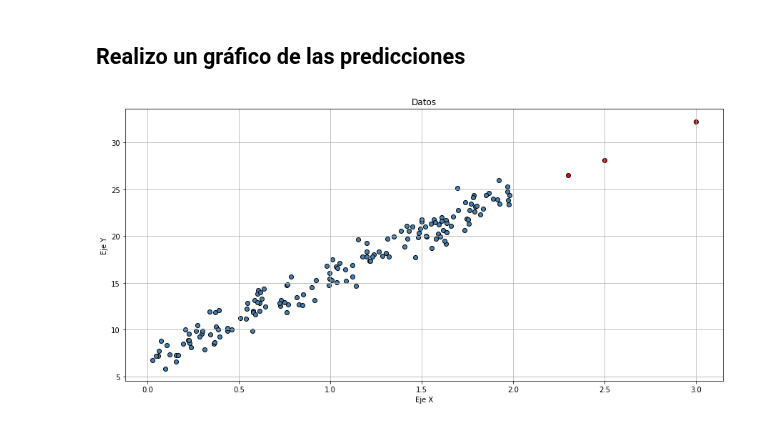
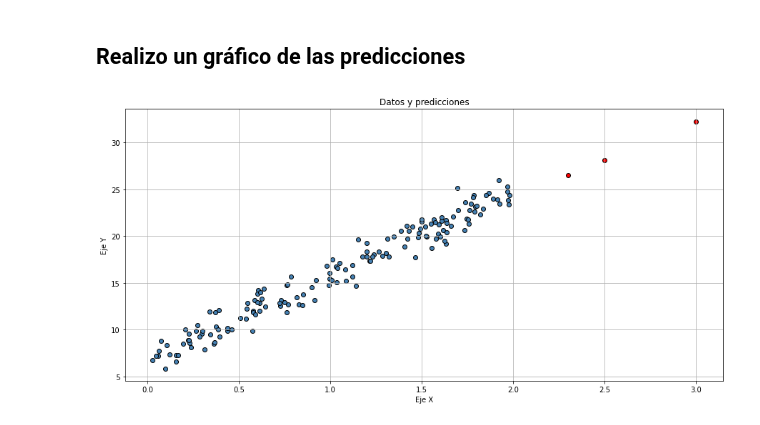
Before and after one commit to Radhe-0/Practicas, a Jupyter notebook: Machine Learning/Red_neuronal_1_(Regresion).ipynb, the cells around one changed output. Saved outputs shown, nothing was run; the diff lists cells and outputs as text; code cells hidden in the pictures.

```diff
--- a/Machine Learning/Red_neuronal_1_(Regresion).ipynb
+++ b/Machine Learning/Red_neuronal_1_(Regresion).ipynb
@@ -155,15 +155,15 @@ Cuando x vale 3.0: [32.24480056]
 # %%
 #-----------------------------------------#
 fig, ax = plt.subplots(nrows=1, figsize=(15,7), ncols=1, sharey=True)
 plt.scatter(X,Y, color='steelblue',edgecolors='black')
 plt.scatter(x1, pred1, color='red',edgecolors='black')
 plt.scatter(x2, pred2, color='red',edgecolors='black')
 plt.scatter(x3, pred3, color='red',edgecolors='black')
-plt.title('Datos')
+plt.title('Datos y predicciones')
 plt.ylabel('Eje Y')
 plt.xlabel('Eje X')
 plt.grid()
 plt.show()
 #-----------------------------------------#
 # %% [output]
-[figure, old version]
+[figure, new version]
```
